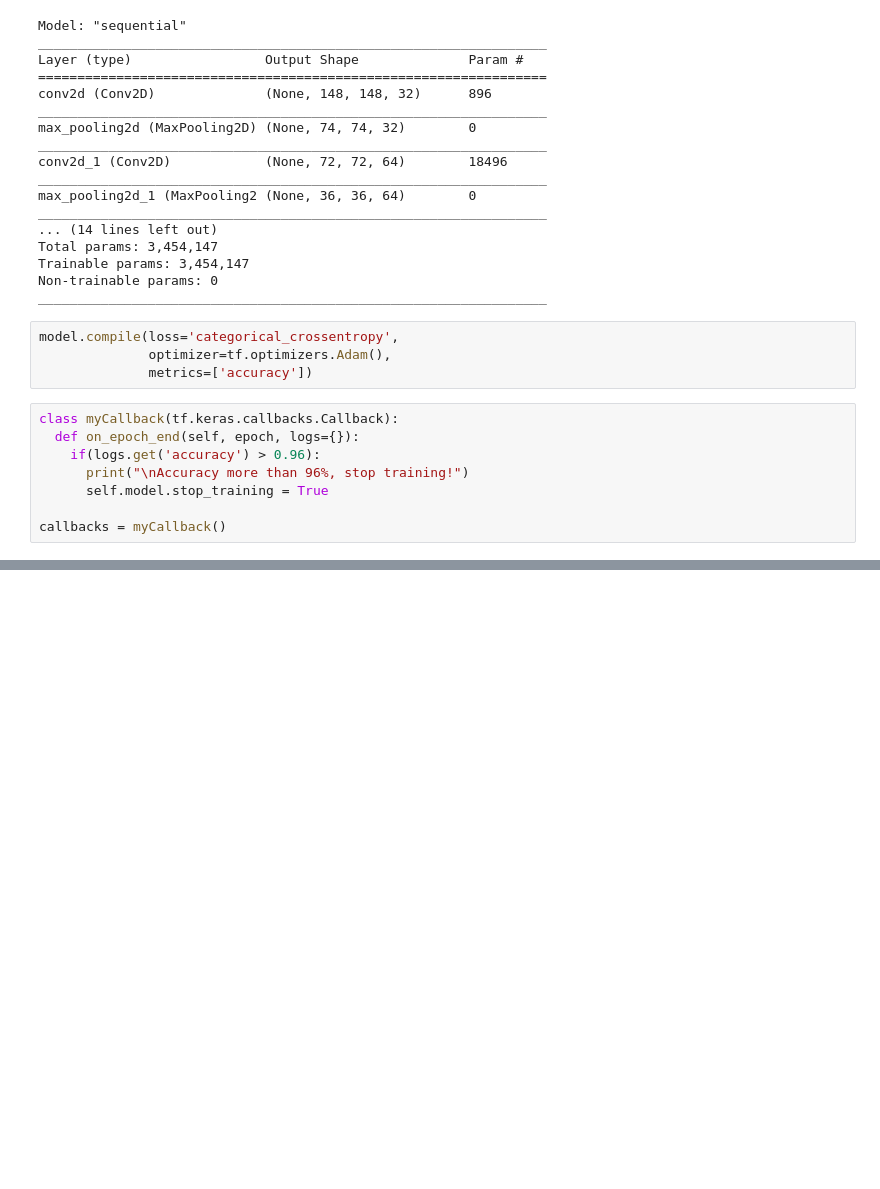
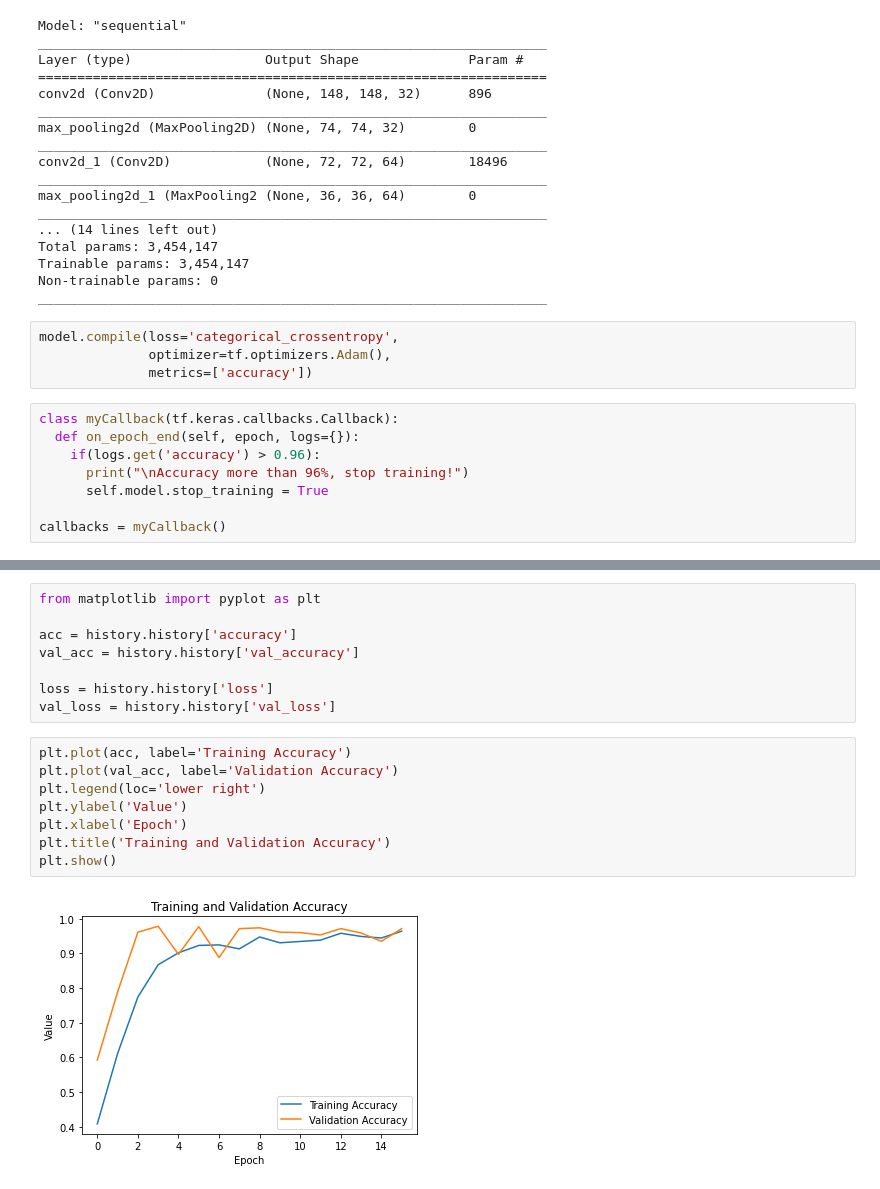
Before and after one commit to r3214/Machine-Learning-Dicoding, a Jupyter notebook: Submission_Dicoding.ipynb, the cells around one changed output, grey strips where cells are left out. Drawn from its saved outputs; the diff is of its cells as text; blank space fills up the shorter version.

```diff
--- a/Submission_Dicoding.ipynb
+++ b/Submission_Dicoding.ipynb
@@ -191,0 +192,18 @@ Accuracy more than 96%, stop training!
+# %%
+from matplotlib import pyplot as plt
+
+acc = history.history['accuracy']
+val_acc = history.history['val_accuracy']
+
+loss = history.history['loss']
+val_loss = history.history['val_loss']
+# %%
+plt.plot(acc, label='Training Accuracy')
+plt.plot(val_acc, label='Validation Accuracy')
+plt.legend(loc='lower right')
+plt.ylabel('Value')
+plt.xlabel('Epoch')
+plt.title('Training and Validation Accuracy')
+plt.show()
+# %% [output]
+[figure, added]
```
Also changed, not shown: parts of 3 cells of this notebook.
